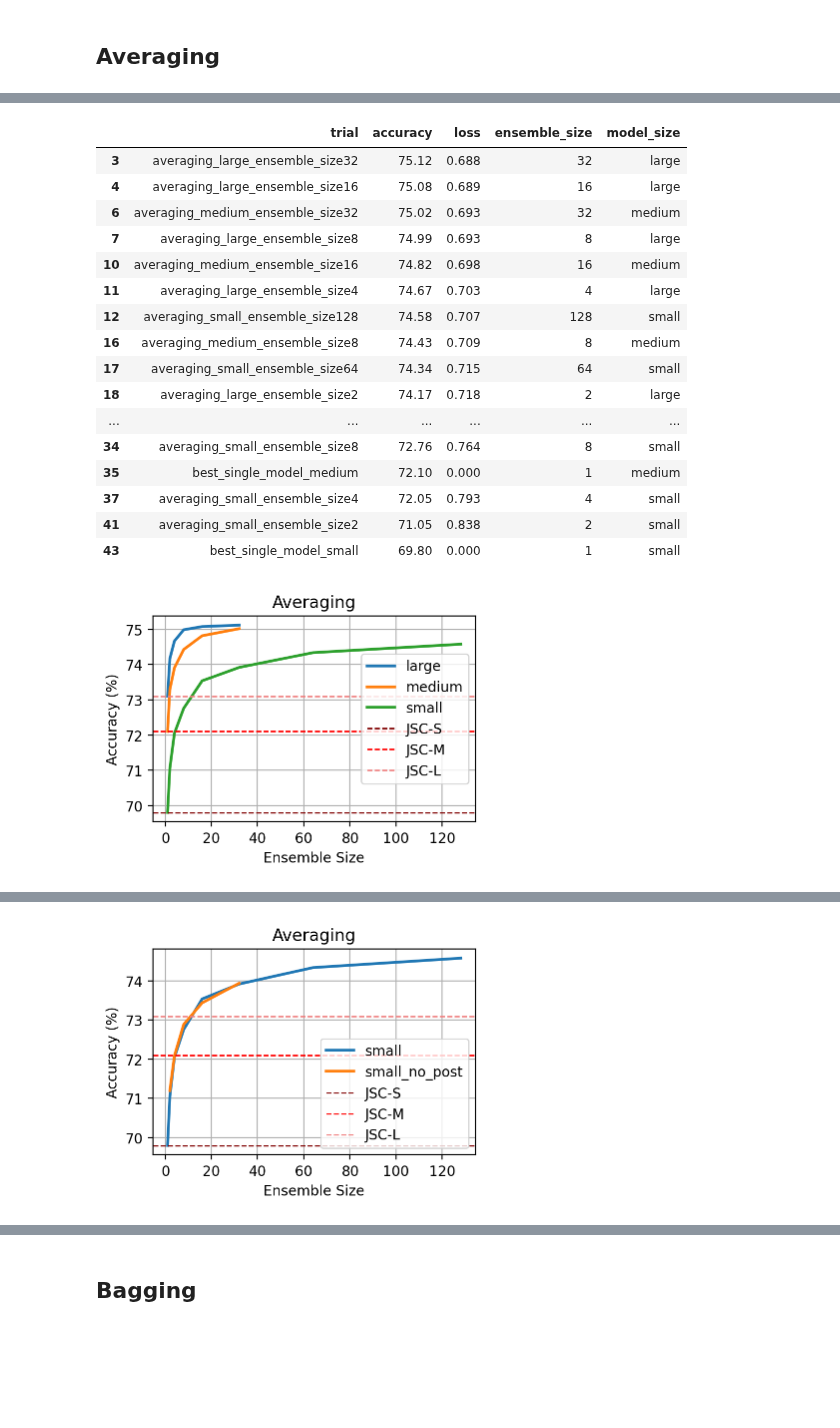
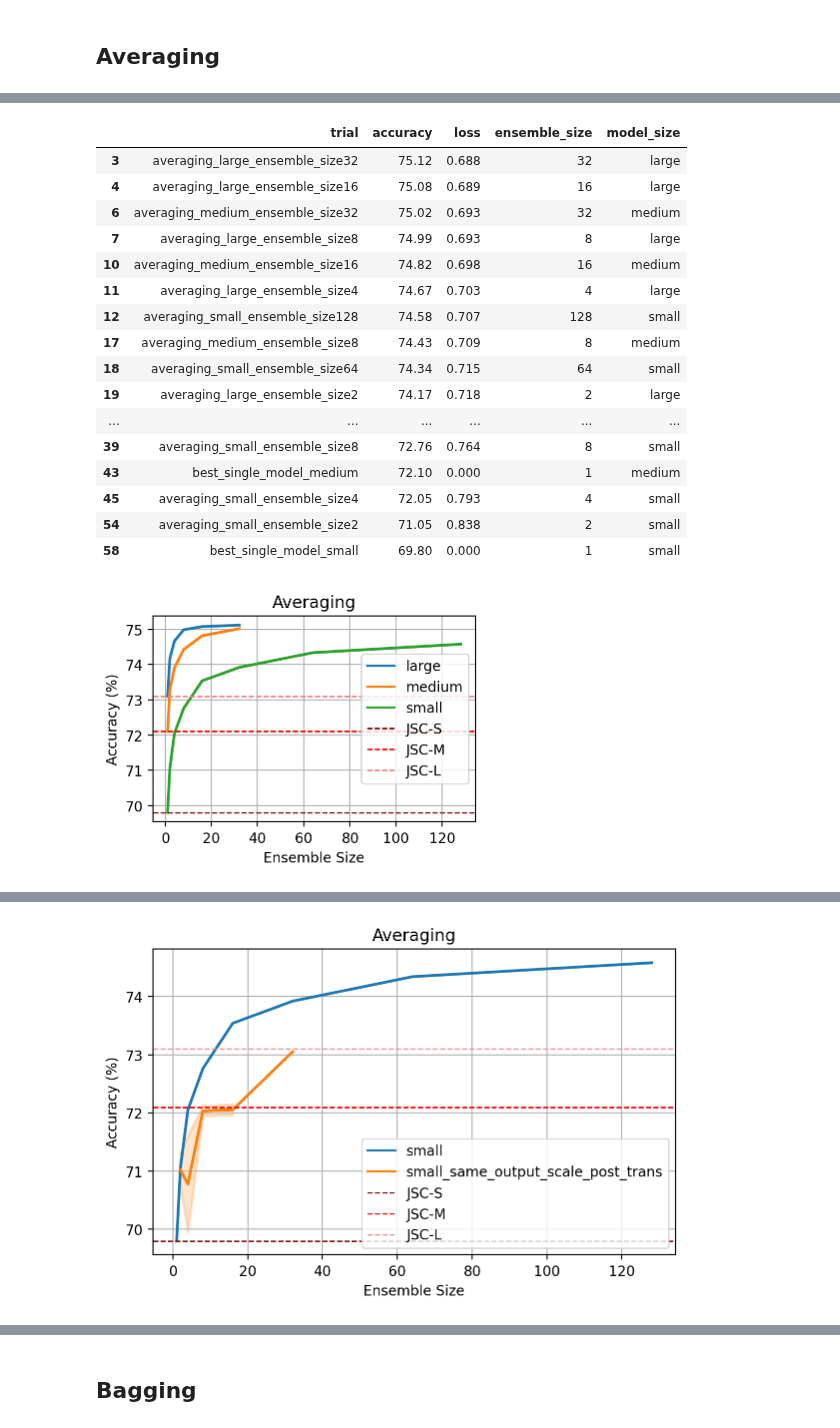
Before and after one commit to oliviaweng/logicnets, a Jupyter notebook: examples/jet_substructure/plots/analysis.ipynb, the cells around one changed output, grey strips where cells are left out. Cells and saved outputs as stored; diff of their text form; code cells hidden in the pictures; blank space fills up the shorter version.

```diff
--- a/examples/jet_substructure/plots/analysis.ipynb
+++ b/examples/jet_substructure/plots/analysis.ipynb
@@ -64,6 +64,10 @@ def parse_ensembling_experiment(experiment_dir):
         # Get model size
         if "small_same_output_scale_post_trans" in txt_file:
             model_size = "small_same_output_scale_post_trans"
+        elif "medium_same_output_scale_post_trans" in txt_file:
+            model_size = "medium_same_output_scale_post_trans"
+        elif "large_same_output_scale_post_trans" in txt_file:
+            model_size = "large_same_output_scale_post_trans"
         elif "small_same_output_scale" in txt_file:
             model_size = "small_same_output_scale"
         elif "small_no_post" in txt_file:
@@ -148,13 +152,15 @@ def add_single_model_data(df):
 def plot_two_ensembles(df, model1, model2):
     plot_df = df.loc[df["model_size"].isin([model1, model2])]
     display(plot_df)
-    fig, ax = plt.subplots(figsize=(4, 3))
+    fig, ax = plt.subplots(figsize=(6, 4))
     ax = sns.lineplot(
         data=plot_df,
         x="ensemble_size",
         y="accuracy",
         ax=ax,
         hue="model_size",
+        errorbar=(lambda x: (x.min(), x.max())),
+        err_kws={"linewidth": 2},
         linewidth=2,
     )
     plt.axhline(y=69.8, linewidth=1, linestyle="--", color="maroon", label="JSC-S")
@@ -231,18 +233,18 @@ plt.savefig("averaging_acc_v_ensemble_size_lineplot.png")
 | 10 | averaging_medium_ensemble_size16 | 74.82 | 0.698 | 16 | medium |
 | 11 | averaging_large_ensemble_size4 | 74.67 | 0.703 | 4 | large |
 | 12 | averaging_small_ensemble_size128 | 74.58 | 0.707 | 128 | small |
-| 16 | averaging_medium_ensemble_size8 | 74.43 | 0.709 | 8 | medium |
-| 17 | averaging_small_ensemble_size64 | 74.34 | 0.715 | 64 | small |
-| 18 | averaging_large_ensemble_size2 | 74.17 | 0.718 | 2 | large |
+| 17 | averaging_medium_ensemble_size8 | 74.43 | 0.709 | 8 | medium |
+| 18 | averaging_small_ensemble_size64 | 74.34 | 0.715 | 64 | small |
+| 19 | averaging_large_ensemble_size2 | 74.17 | 0.718 | 2 | large |
 | ... | ... | ... | ... | ... | ... |
-| 34 | averaging_small_ensemble_size8 | 72.76 | 0.764 | 8 | small |
-| 35 | best_single_model_medium | 72.10 | 0.000 | 1 | medium |
-| 37 | averaging_small_ensemble_size4 | 72.05 | 0.793 | 4 | small |
-| 41 | averaging_small_ensemble_size2 | 71.05 | 0.838 | 2 | small |
-| 43 | best_single_model_small | 69.80 | 0.000 | 1 | small |
+| 39 | averaging_small_ensemble_size8 | 72.76 | 0.764 | 8 | small |
+| 43 | best_single_model_medium | 72.10 | 0.000 | 1 | medium |
+| 45 | averaging_small_ensemble_size4 | 72.05 | 0.793 | 4 | small |
+| 54 | averaging_small_ensemble_size2 | 71.05 | 0.838 | 2 | small |
+| 58 | best_single_model_small | 69.80 | 0.000 | 1 | small |
 [figure]
 # %%
-plot_two_ensembles(df, "small", "small_no_post")
+plot_two_ensembles(df, "small", "small_same_output_scale_post_trans")
 # %% [output]
 |  | trial | accuracy | loss | ensemble_size | model_size |
 | 12 | averaging_small_ensemble_size128 | 74.58 | 0.707 | 128 | small |
@@ -261,2 +267,2 @@ plot_two_ensembles(df, "small", "small_no_post")
-[figure, old version]
+[figure, new version]
 # %%
```
Also changed, not shown: parts of 4 cells of this notebook, 29 other files.
